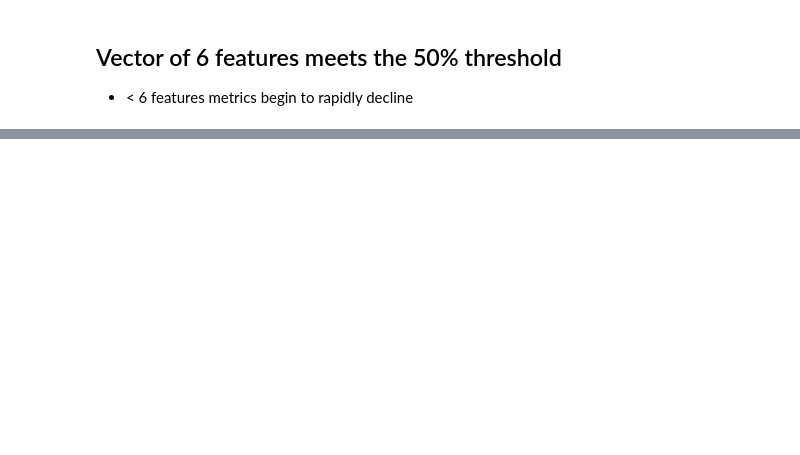
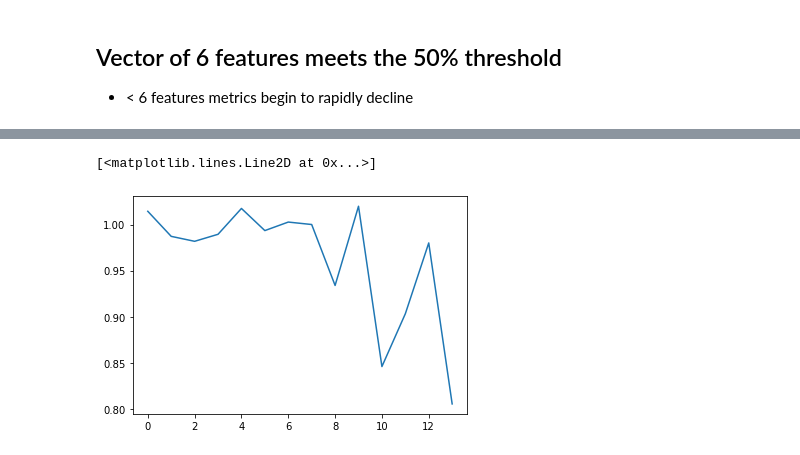
Before and after one commit to apple-soda/xgboost-nfkb-features, a Jupyter notebook: notebooks/thresh.ipynb, the cells around one changed output, grey strips where cells are left out. Saved outputs shown, nothing was run; the diff lists cells and outputs as text; code cells hidden in the pictures; blank space fills up the shorter version.

```diff
--- a/notebooks/thresh.ipynb
+++ b/notebooks/thresh.ipynb
@@ -66,0 +83,5 @@ for i in crs:
+# %%
+plt.plot(seq_percent_res)
+# %% [output]
+[<matplotlib.lines.Line2D at 0x...>]
+[figure, added]
```
Also changed, not shown: parts of 16 cells of this notebook, 1 other file.
